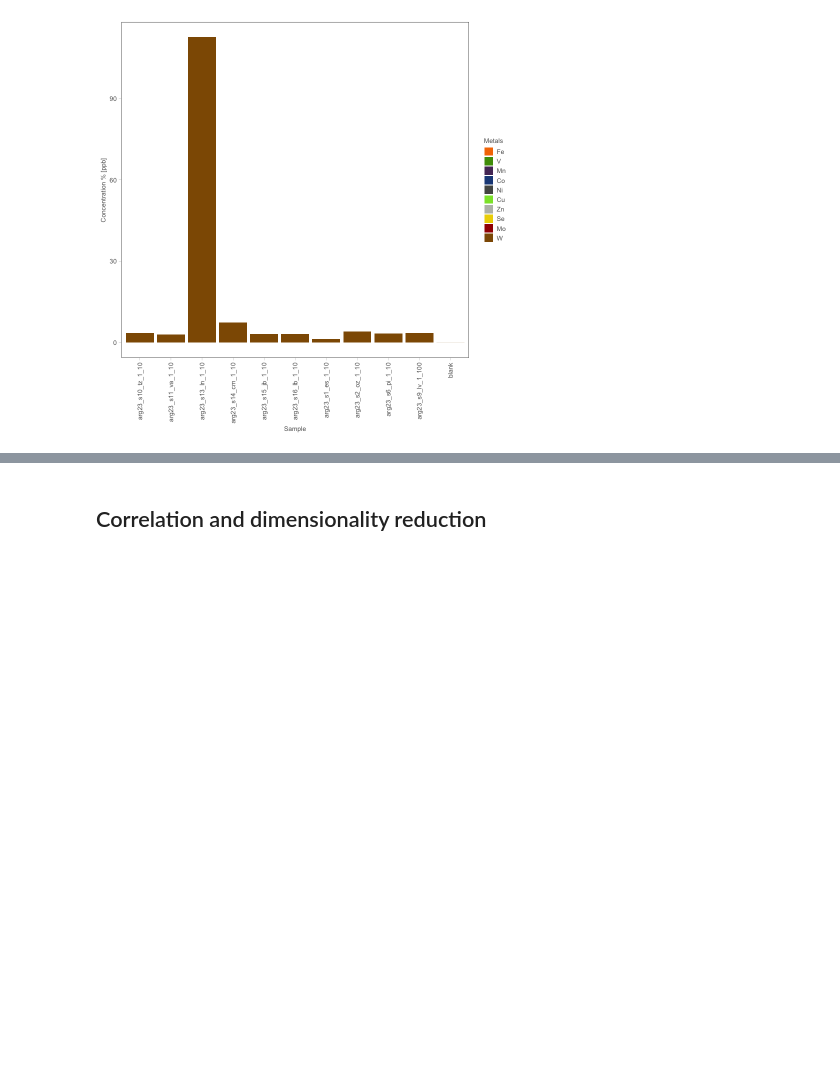
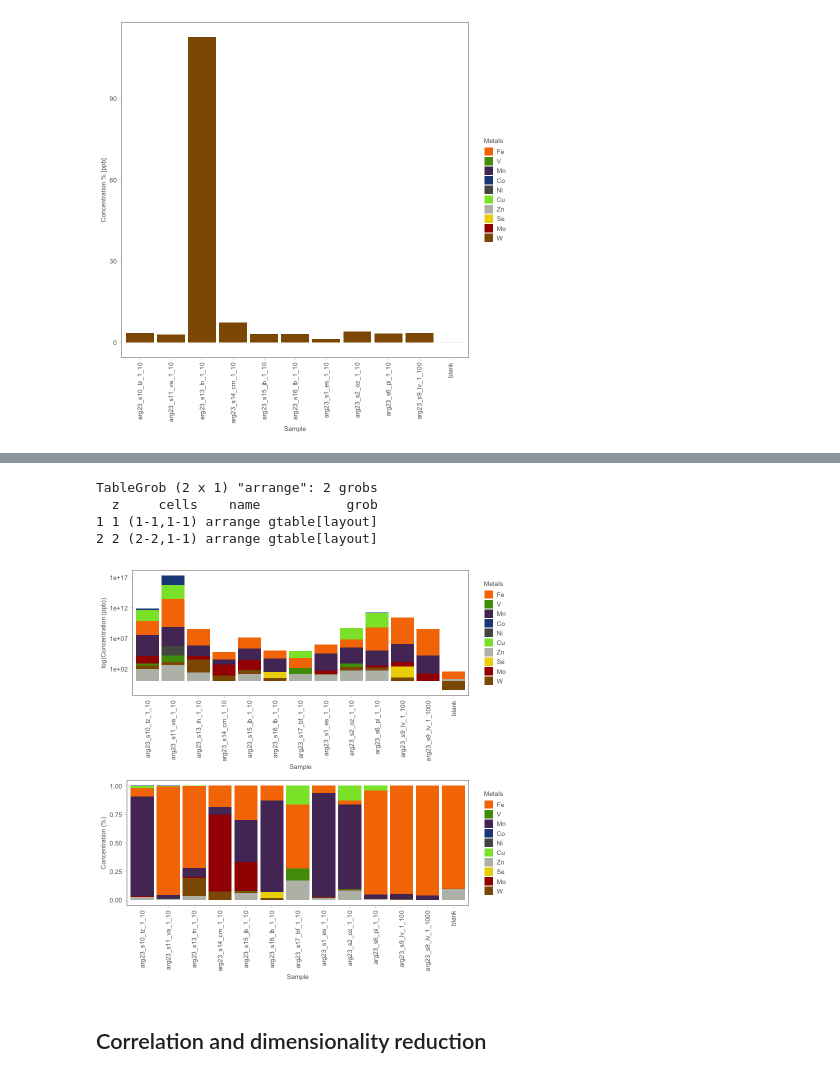
Before and after one commit to giovannellilab/geochem, a Jupyter notebook: notebooks/ARG23.ipynb, the cells around one changed output, grey strips where cells are left out. Cells and saved outputs as stored; diff of their text form; code cells hidden in the pictures; blank space fills up the shorter version.

Commit message:
Add function for plotting metal composition

```diff
--- a/notebooks/ARG23.ipynb
+++ b/notebooks/ARG23.ipynb
@@ -616,0 +585,18 @@ Warning message:
+# %%
+icp_df_selected = icp_df %>%
+    filter(element %in% names(selected_metals))
+# %%
+figure_metals = plot_metals(icp_df_selected, log_y=TRUE)
+
+ggsave(
+    plot=figure_metals,
+    filename=file.path(
+        "../figures",
+        paste0(PROJECT_NAME, "-metals.png")
+    ),
+    width=7,
+    height=7
+)
+
+figure_metals
+# %% [output]
@@ -617,3 +609,8 @@ Warning message:
+TableGrob (2 x 1) "arrange": 2 grobs
+  z     cells    name           grob
+1 1 (1-1,1-1) arrange gtable[layout]
+2 2 (2-2,1-1) arrange gtable[layout]
+[figure, added]
 # %% [markdown]
 ## Correlation and dimensionality reduction
 # %%
```
Also changed, not shown: parts of 2 cells of this notebook, 2 other files.
